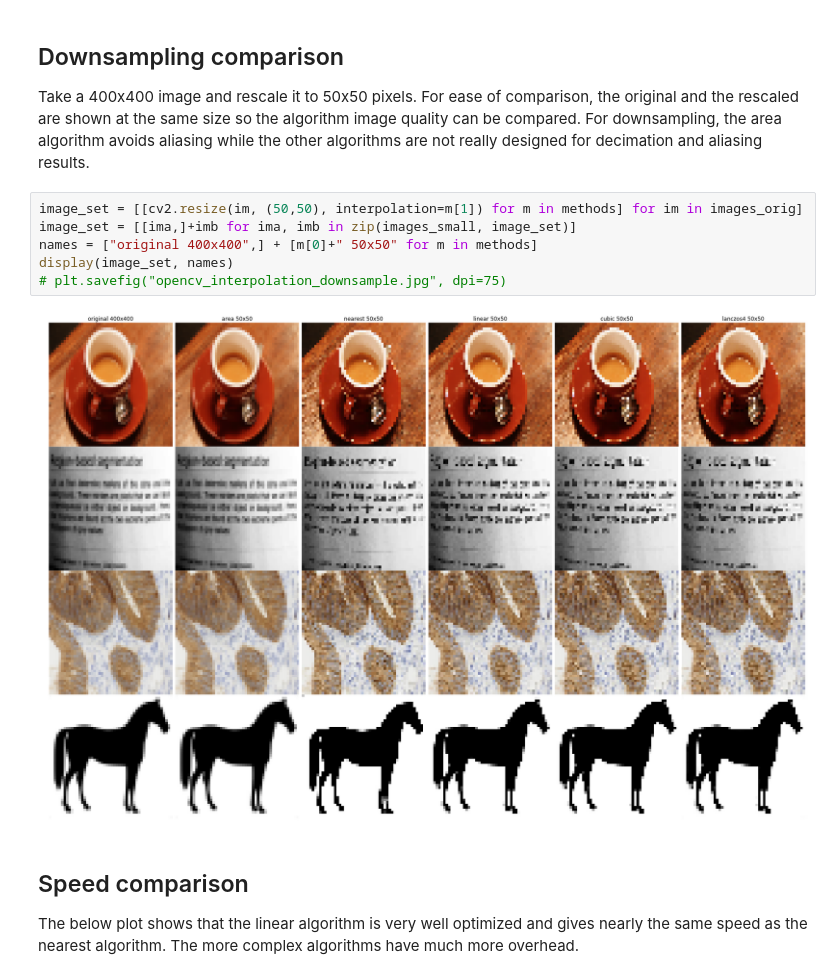
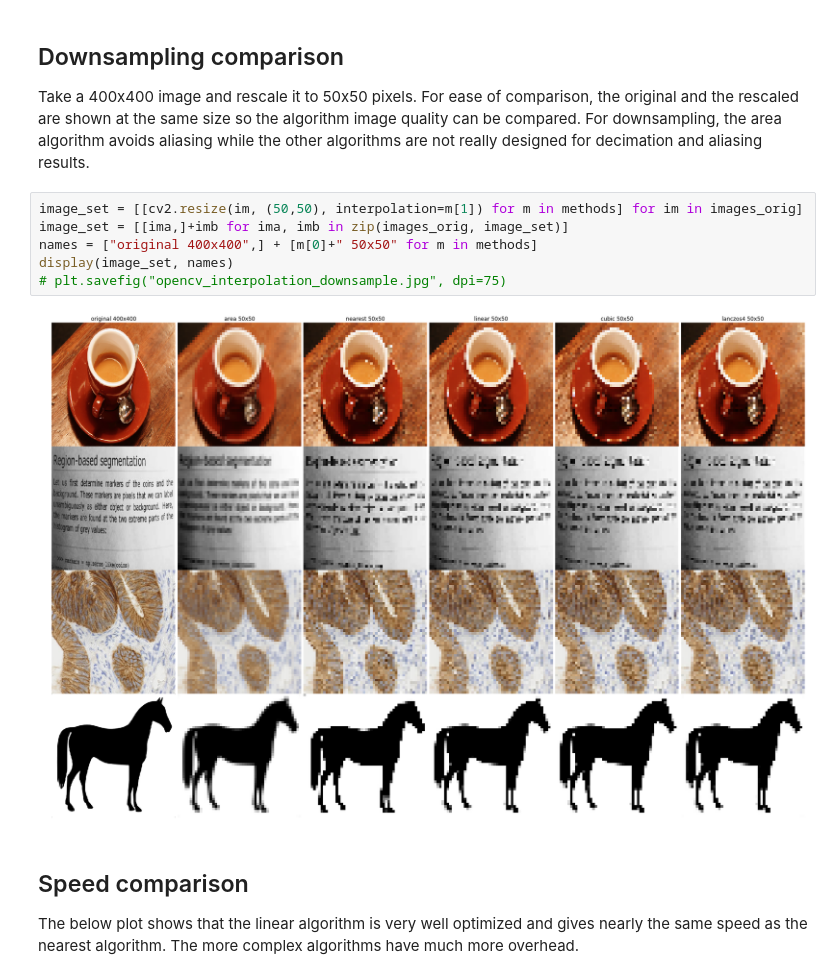
Before and after one commit to kuchi/kuchi.github.io, a Jupyter notebook: posts/comparison-of-openv-interpolation-algorithms/index.ipynb, the cells around one changed output. Saved outputs shown, nothing was run; the diff lists cells and outputs as text.

```diff
--- a/posts/comparison-of-openv-interpolation-algorithms/index.ipynb
+++ b/posts/comparison-of-openv-interpolation-algorithms/index.ipynb
@@ -73,12 +73,12 @@ display(image_set, names)
 Take a 400x400 image and rescale it to 50x50 pixels. For ease of comparison, the original and the rescaled are shown at the same size so the algorithm image quality can be compared. For downsampling, the area algorithm avoids aliasing while the other algorithms are not really designed for decimation and aliasing results.
 # %%
 image_set = [[cv2.resize(im, (50,50), interpolation=m[1]) for m in methods] for im in images_orig]
-image_set = [[ima,]+imb for ima, imb in zip(images_small, image_set)]
+image_set = [[ima,]+imb for ima, imb in zip(images_orig, image_set)]
 names = ["original 400x400",] + [m[0]+" 50x50" for m in methods]
 display(image_set, names)
 # plt.savefig("opencv_interpolation_downsample.jpg", dpi=75)
 # %% [output]
-[figure, old version]
+[figure, new version]
 # %% [markdown]
 ## Speed comparison
 The below plot shows that the linear algorithm is very well optimized and gives nearly the same speed as the nearest algorithm. The more complex algorithms have much more overhead.
```
Also changed, not shown: parts of 1 cell of this notebook, 7 other files.
